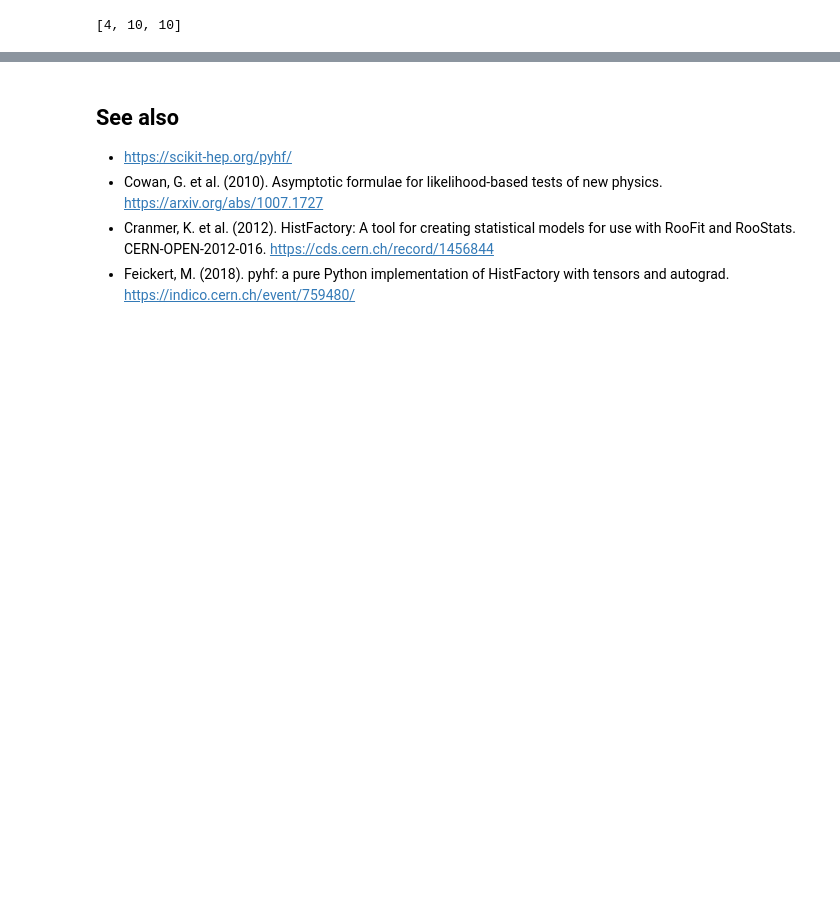
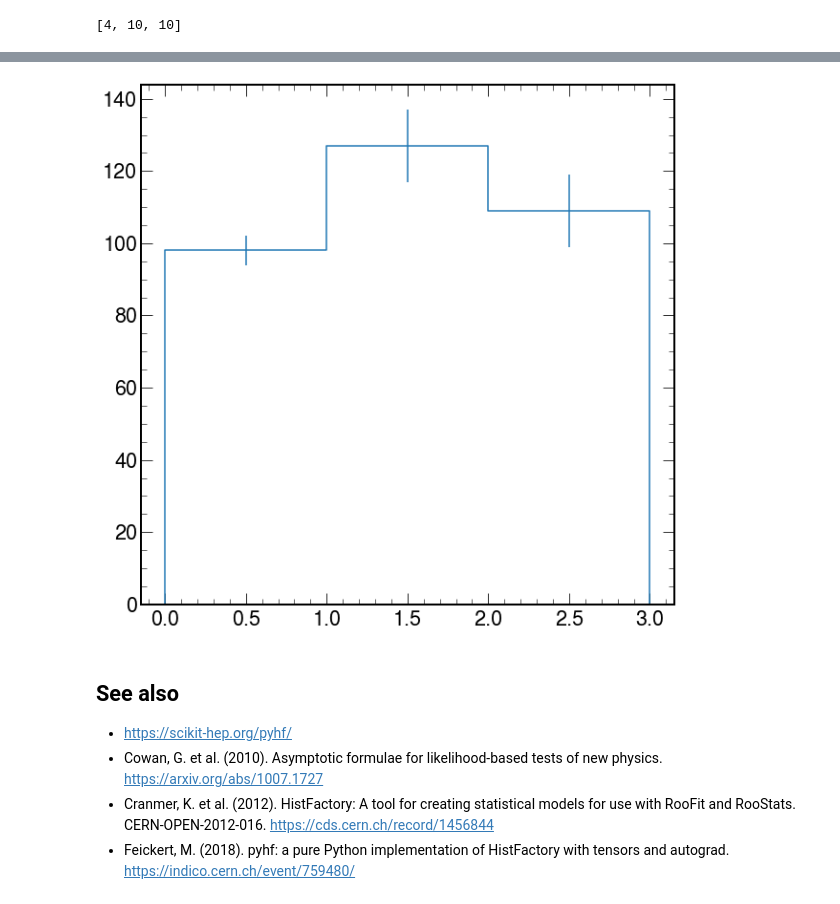
Before and after one commit to rreece/statistics-notebooks, a Jupyter notebook: notebooks/pyhf-hello-world-2.ipynb, the cells around one changed output, grey strips where cells are left out. Drawn from its saved outputs; the diff is of its cells as text; code cells hidden in the pictures; blank space fills up the shorter version.

```diff
--- a/notebooks/pyhf-hello-world-2.ipynb
+++ b/notebooks/pyhf-hello-world-2.ipynb
@@ -132,3 +151,7 @@ source['bindata']['bkgerr']
+# %%
+axs = hep.histplot(source['bindata']['bkg'], source['binning'], yerr=source['bindata']['bkgerr'])
+# %% [output]
+[figure, added]
 # %% [markdown]
 ## See also
 
```
Also changed, not shown: parts of 9 cells of this notebook, 4 other files.
